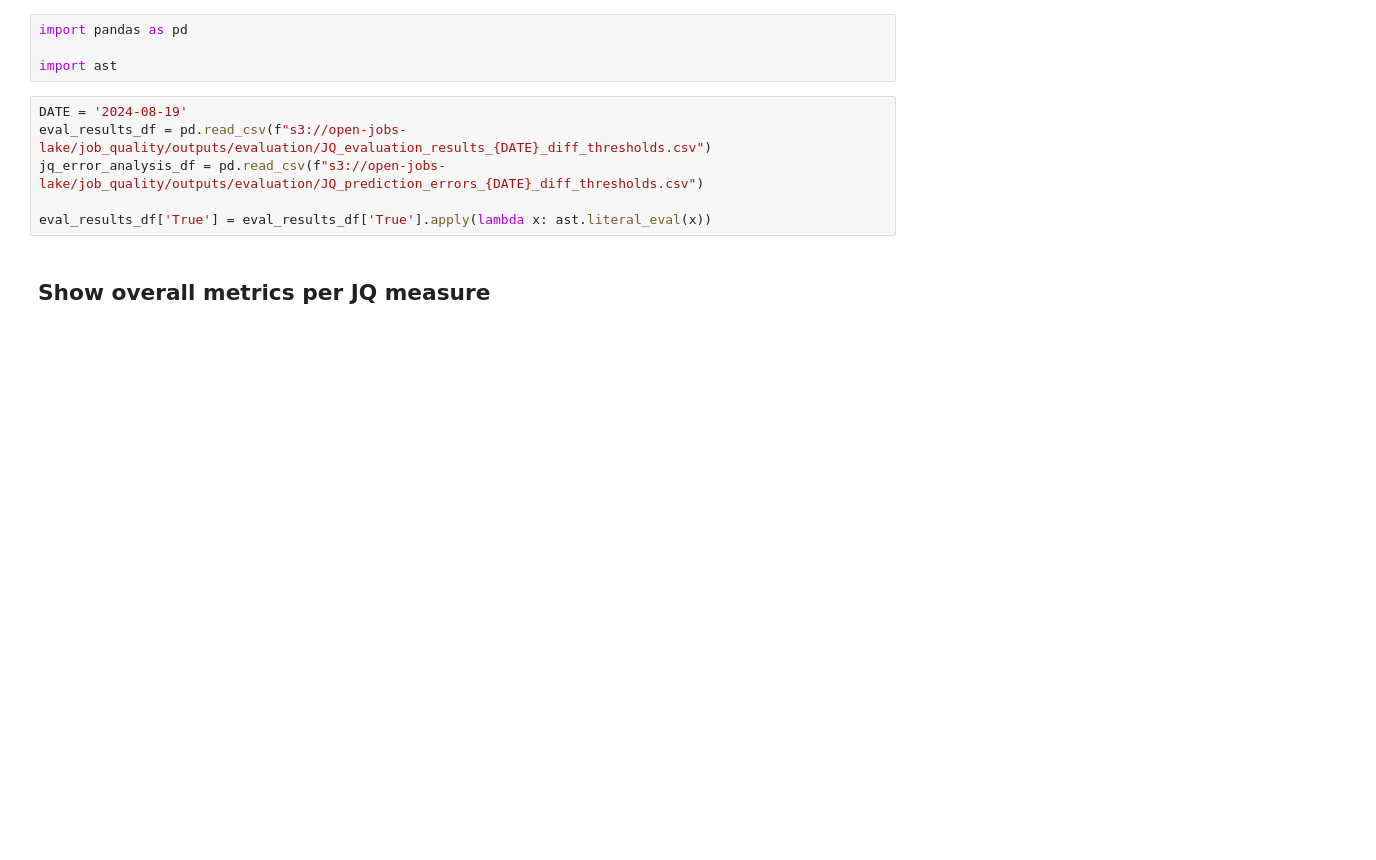
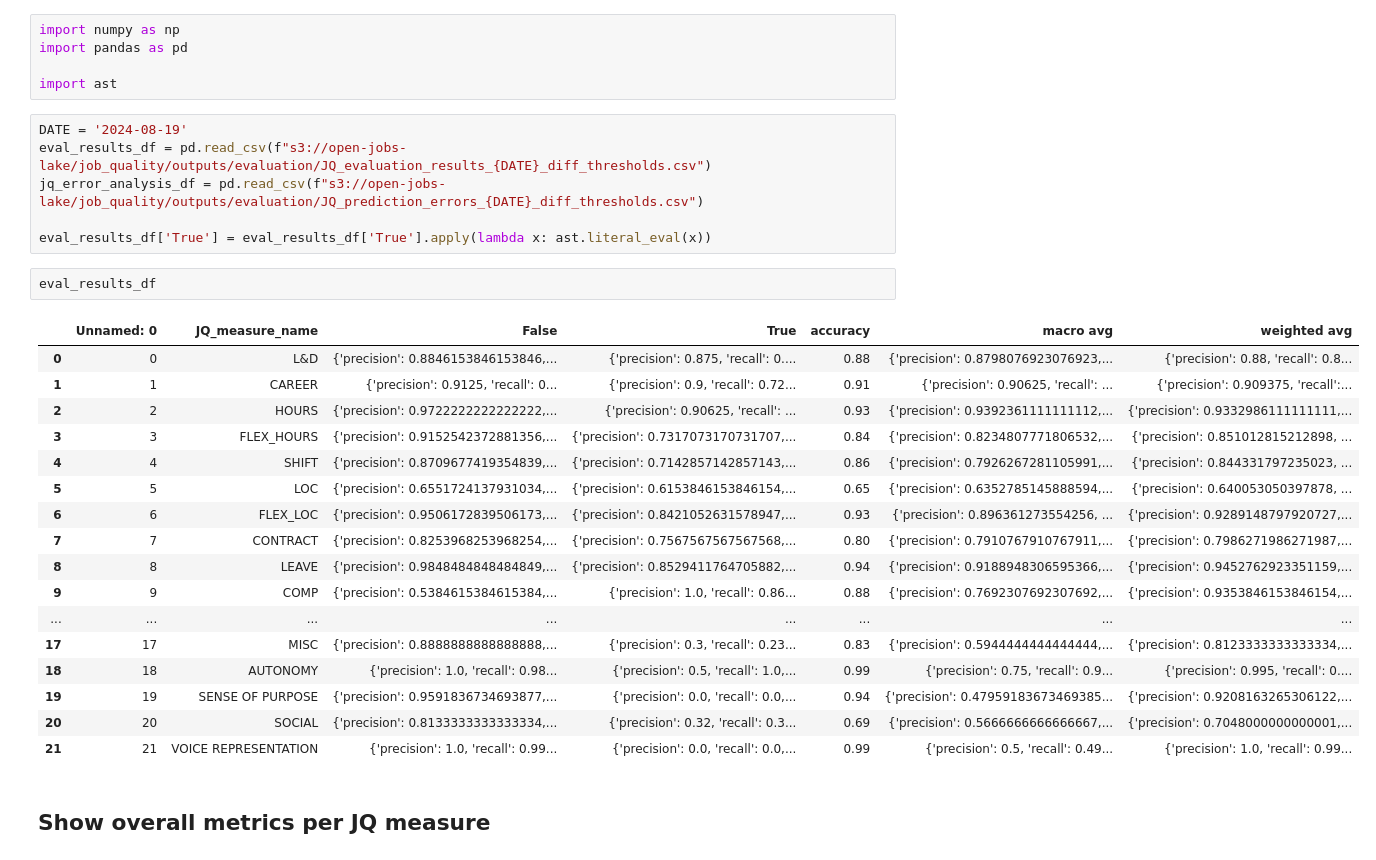
Before and after one commit to nestauk/dap_job_quality, a Jupyter notebook: dap_job_quality/notebooks/Evaluation.ipynb, the cells around one changed output. Drawn from its saved outputs; the diff is of its cells as text; blank space fills up the shorter version.

```diff
--- a/dap_job_quality/notebooks/Evaluation.ipynb
+++ b/dap_job_quality/notebooks/Evaluation.ipynb
@@ -1,4 +1,5 @@
 # %%
+import numpy as np
 import pandas as pd
 
 import ast
@@ -8,6 +9,26 @@ eval_results_df = pd.read_csv(f"s3://open-jobs-lake/job_quality/outputs/evaluati
 jq_error_analysis_df = pd.read_csv(f"s3://open-jobs-lake/job_quality/outputs/evaluation/JQ_prediction_errors_{DATE}_diff_thresholds.csv")
 
 eval_results_df['True'] = eval_results_df['True'].apply(lambda x: ast.literal_eval(x))
+# %%
+eval_results_df
+# %% [output]
+|  | Unnamed: 0 | JQ_measure_name | False | True | accuracy | macro avg | weighted avg |
+| 0 | 0 | L&D | {'precision': 0.8846153846153846,... | {'precision': 0.875, 'recall': 0.... | 0.88 | {'precision': 0.8798076923076923,... | {'precision': 0.88, 'recall': 0.8... |
+| 1 | 1 | CAREER | {'precision': 0.9125, 'recall': 0... | {'precision': 0.9, 'recall': 0.72... | 0.91 | {'precision': 0.90625, 'recall': ... | {'precision': 0.909375, 'recall':... |
+| 2 | 2 | HOURS | {'precision': 0.9722222222222222,... | {'precision': 0.90625, 'recall': ... | 0.93 | {'precision': 0.9392361111111112,... | {'precision': 0.9332986111111111,... |
+| 3 | 3 | FLEX_HOURS | {'precision': 0.9152542372881356,... | {'precision': 0.7317073170731707,... | 0.84 | {'precision': 0.8234807771806532,... | {'precision': 0.851012815212898, ... |
+| 4 | 4 | SHIFT | {'precision': 0.8709677419354839,... | {'precision': 0.7142857142857143,... | 0.86 | {'precision': 0.7926267281105991,... | {'precision': 0.844331797235023, ... |
+| 5 | 5 | LOC | {'precision': 0.6551724137931034,... | {'precision': 0.6153846153846154,... | 0.65 | {'precision': 0.6352785145888594,... | {'precision': 0.640053050397878, ... |
+| 6 | 6 | FLEX_LOC | {'precision': 0.9506172839506173,... | {'precision': 0.8421052631578947,... | 0.93 | {'precision': 0.896361273554256, ... | {'precision': 0.9289148797920727,... |
+| 7 | 7 | CONTRACT | {'precision': 0.8253968253968254,... | {'precision': 0.7567567567567568,... | 0.80 | {'precision': 0.7910767910767911,... | {'precision': 0.7986271986271987,... |
+| 8 | 8 | LEAVE | {'precision': 0.9848484848484849,... | {'precision': 0.8529411764705882,... | 0.94 | {'precision': 0.9188948306595366,... | {'precision': 0.9452762923351159,... |
+| 9 | 9 | COMP | {'precision': 0.5384615384615384,... | {'precision': 1.0, 'recall': 0.86... | 0.88 | {'precision': 0.7692307692307692,... | {'precision': 0.9353846153846154,... |
+| ... | ... | ... | ... | ... | ... | ... | ... |
+| 17 | 17 | MISC | {'precision': 0.8888888888888888,... | {'precision': 0.3, 'recall': 0.23... | 0.83 | {'precision': 0.5944444444444444,... | {'precision': 0.8123333333333334,... |
+| 18 | 18 | AUTONOMY | {'precision': 1.0, 'recall': 0.98... | {'precision': 0.5, 'recall': 1.0,... | 0.99 | {'precision': 0.75, 'recall': 0.9... | {'precision': 0.995, 'recall': 0.... |
+| 19 | 19 | SENSE OF PURPOSE | {'precision': 0.9591836734693877,... | {'precision': 0.0, 'recall': 0.0,... | 0.94 | {'precision': 0.47959183673469385... | {'precision': 0.9208163265306122,... |
+| 20 | 20 | SOCIAL | {'precision': 0.8133333333333334,... | {'precision': 0.32, 'recall': 0.3... | 0.69 | {'precision': 0.5666666666666667,... | {'precision': 0.7048000000000001,... |
+| 21 | 21 | VOICE REPRESENTATION | {'precision': 1.0, 'recall': 0.99... | {'precision': 0.0, 'recall': 0.0,... | 0.99 | {'precision': 0.5, 'recall': 0.49... | {'precision': 1.0, 'recall': 0.99... |
 # %% [markdown]
 ## Show overall metrics per JQ measure
 # %%
```
Also changed, not shown: parts of 2 cells of this notebook.
